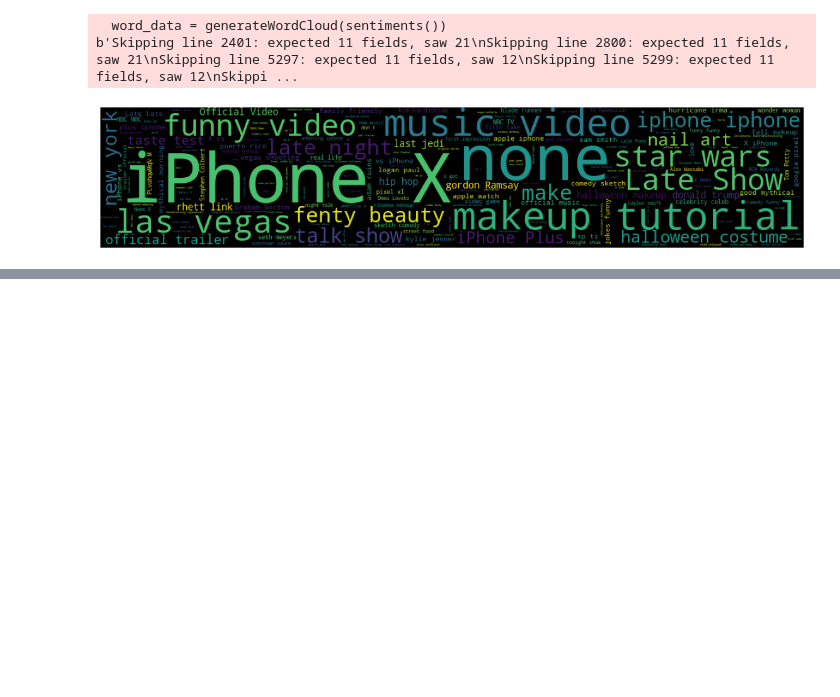
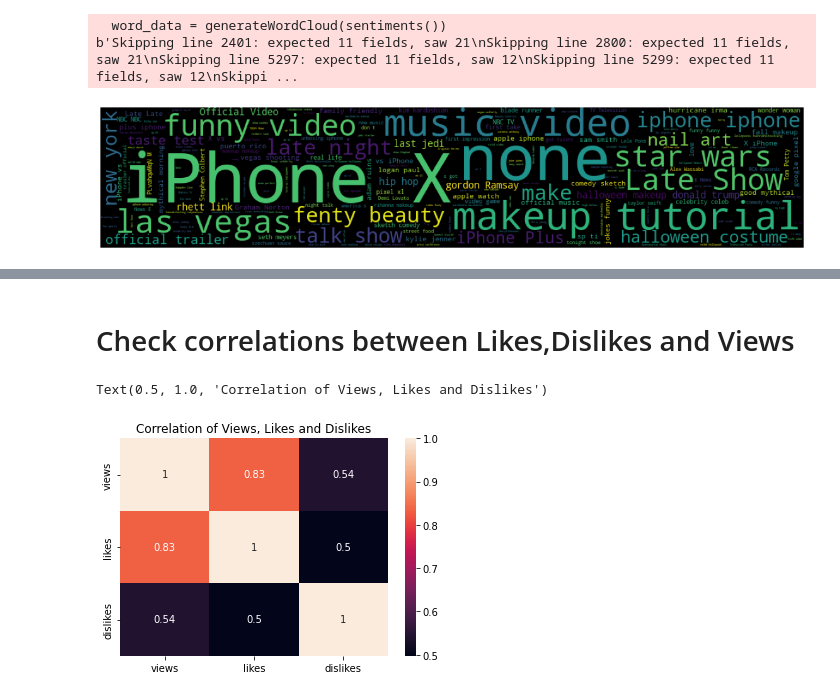
Before and after one commit to serverless-yoda/machine-learnings, a Jupyter notebook: Data Analytics/Youtube Videos Tag Sentiments Analysis.ipynb, the cells around one changed output, grey strips where cells are left out. Drawn from its saved outputs; the diff is of its cells as text; code cells hidden in the pictures; blank space fills up the shorter version.

```diff
--- a/Data Analytics/Youtube Videos Tag Sentiments Analysis.ipynb
+++ b/Data Analytics/Youtube Videos Tag Sentiments Analysis.ipynb
@@ -38,0 +57,8 @@ b'Skipping line 2401: expected 11 fields, saw 21\nSkipping line 2800: expected 1
+# %% [markdown]
+# Check correlations between Likes,Dislikes and Views
+# %%
+sns.heatmap(df[['views','likes','dislikes']].corr(),annot=True)
+plt.title('Correlation of Views, Likes and Dislikes')
+# %% [output]
+Text(0.5, 1.0, 'Correlation of Views, Likes and Dislikes')
+[figure, added]
```
Also changed, not shown: parts of 4 cells of this notebook.
